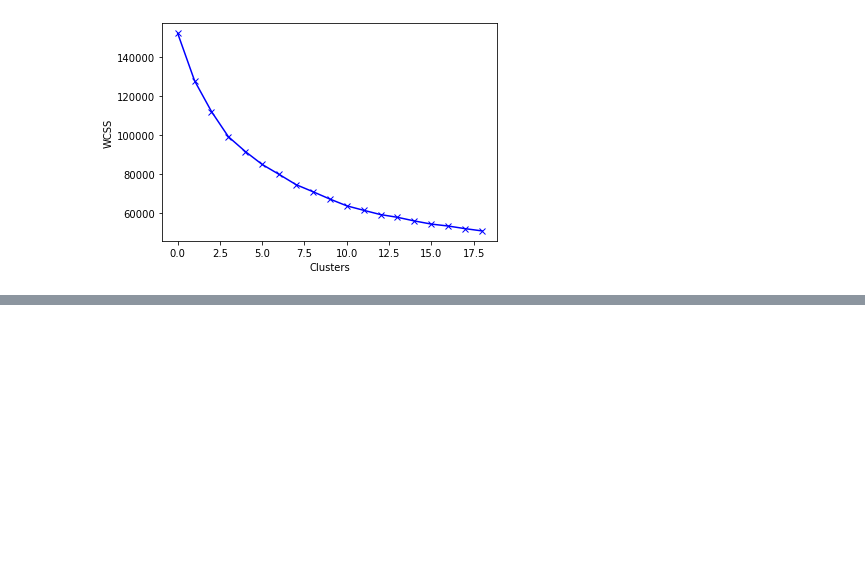
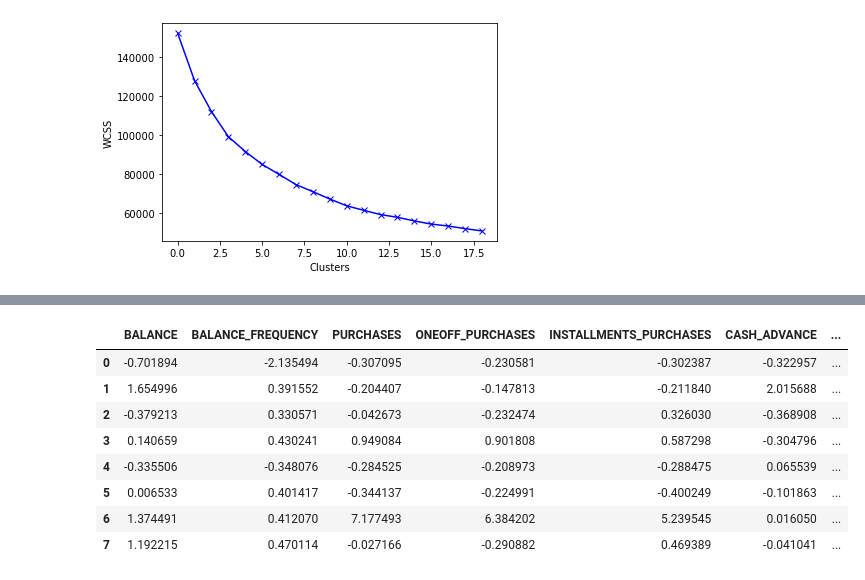
Before and after one commit to Paulo-Rodrigues/data_analysis_projects, a Jupyter notebook: mkt/Untitled.ipynb, the cells around one changed output, grey strips where cells are left out. Saved outputs shown, nothing was run; the diff lists cells and outputs as text; code cells hidden in the pictures; blank space fills up the shorter version.

```diff
--- a/mkt/Untitled.ipynb
+++ b/mkt/Untitled.ipynb
@@ -211,3 +211,7 @@ plt.ylabel('WCSS')
 # %% [output]
 Text(0, 0.5, 'WCSS')
 [figure]
+# %%
+kmeans = KMeans(n_clusters=8)
+kmeans.fit(scaled_df)
+labels = kmeans.labels_
@@ -213,0 +247,14 @@ Text(0, 0.5, 'WCSS')
+# %%
+cluster_centers = pd.DataFrame(data= kmeans.cluster_centers_, columns=[df.columns])
+# %%
+cluster_centers
+# %% [output]
+|  | BALANCE | BALANCE_FREQUENCY | PURCHASES | ONEOFF_PURCHASES | INSTALLMENTS_PURCHASES | CASH_ADVANCE | ... |
+| 0 | -0.701894 | -2.135494 | -0.307095 | -0.230581 | -0.302387 | -0.322957 | ... |
+| 1 | 1.654996 | 0.391552 | -0.204407 | -0.147813 | -0.211840 | 2.015688 | ... |
+| 2 | -0.379213 | 0.330571 | -0.042673 | -0.232474 | 0.326030 | -0.368908 | ... |
+| 3 | 0.140659 | 0.430241 | 0.949084 | 0.901808 | 0.587298 | -0.304796 | ... |
+| 4 | -0.335506 | -0.348076 | -0.284525 | -0.208973 | -0.288475 | 0.065539 | ... |
+| 5 | 0.006533 | 0.401417 | -0.344137 | -0.224991 | -0.400249 | -0.101863 | ... |
+| 6 | 1.374491 | 0.412070 | 7.177493 | 6.384202 | 5.239545 | 0.016050 | ... |
+| 7 | 1.192215 | 0.470114 | -0.027166 | -0.290882 | 0.469389 | -0.041041 | ... |
```
Also changed, not shown: parts of 4 cells of this notebook.
